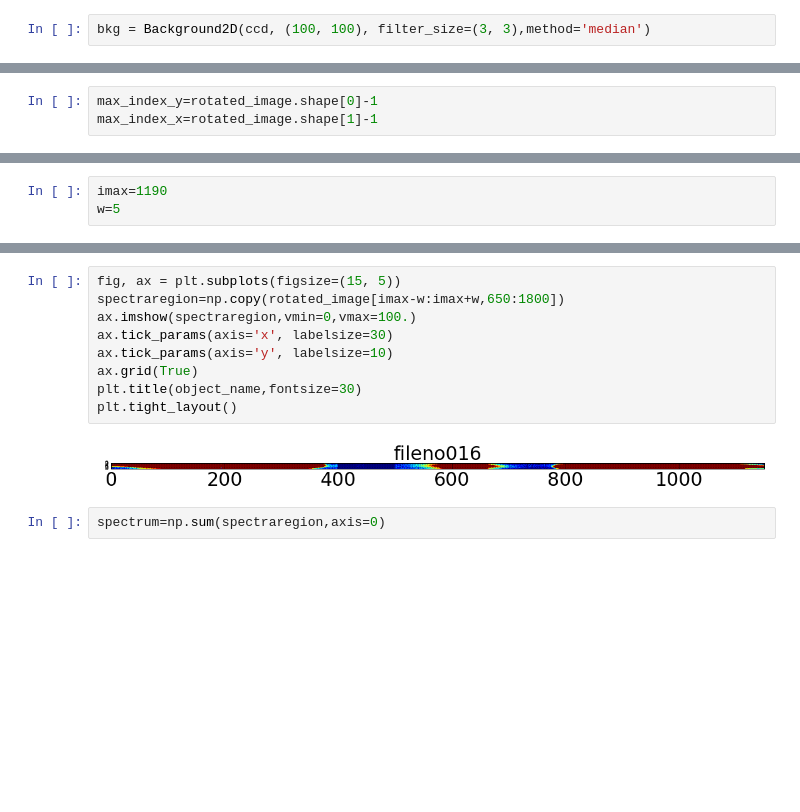
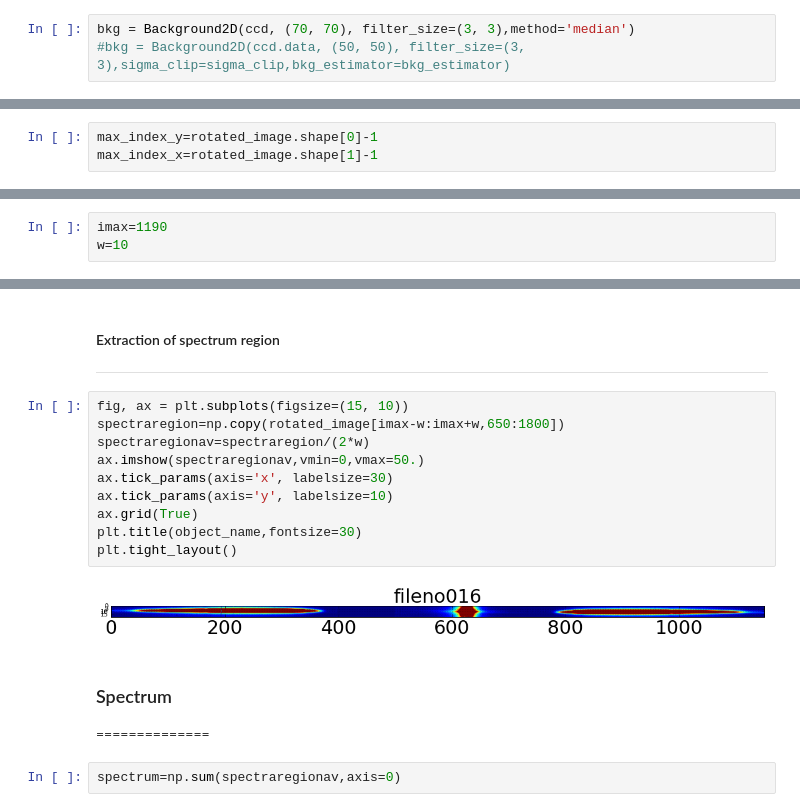
Before and after one commit to sylvielsstfr/CTIOAna2016, a Jupyter notebook: notebooks/ViewfirstImage.ipynb, the cells around one changed output, grey strips where cells are left out. Drawn from its saved outputs; the diff is of its cells as text; blank space fills up the shorter version.

```diff
--- a/notebooks/ViewfirstImage.ipynb
+++ b/notebooks/ViewfirstImage.ipynb
@@ -163,2 +210,3 @@ plt.savefig(object_name)
 # %%
-bkg = Background2D(ccd, (100, 100), filter_size=(3, 3),method='median')
+bkg = Background2D(ccd, (70, 70), filter_size=(3, 3),method='median')
+#bkg = Background2D(ccd.data, (50, 50), filter_size=(3, 3),sigma_clip=sigma_clip,bkg_estimator=bkg_estimator)
@@ -209,6 +319,6 @@ max_index_x=rotated_image.shape[1]-1
 # %%
 imax=1190
-w=5
+w=10
 # %%
 # check the central region is OK
 # -------------------------------
@@ -252,16 +387,23 @@ plt.suptitle('transverse profiles')
+# %% [markdown]
+#### Extraction of spectrum region
+------------------------------
 # %%
-fig, ax = plt.subplots(figsize=(15, 5))
+fig, ax = plt.subplots(figsize=(15, 10))
 spectraregion=np.copy(rotated_image[imax-w:imax+w,650:1800])
-ax.imshow(spectraregion,vmin=0,vmax=100.)
+spectraregionav=spectraregion/(2*w)
+ax.imshow(spectraregionav,vmin=0,vmax=50.)
 ax.tick_params(axis='x', labelsize=30)
 ax.tick_params(axis='y', labelsize=10)
 ax.grid(True)
 plt.title(object_name,fontsize=30)
 plt.tight_layout()
 # %% [output]
-[figure, old version]
+[figure, new version]
+# %% [markdown]
+### Spectrum
+==============
 # %%
-spectrum=np.sum(spectraregion,axis=0)
+spectrum=np.sum(spectraregionav,axis=0)
 # %%
 fig, ax = plt.subplots(figsize=(15, 6))
 #plt.semilogy(spectrum)
```
Also changed, not shown: parts of 39 cells of this notebook.
